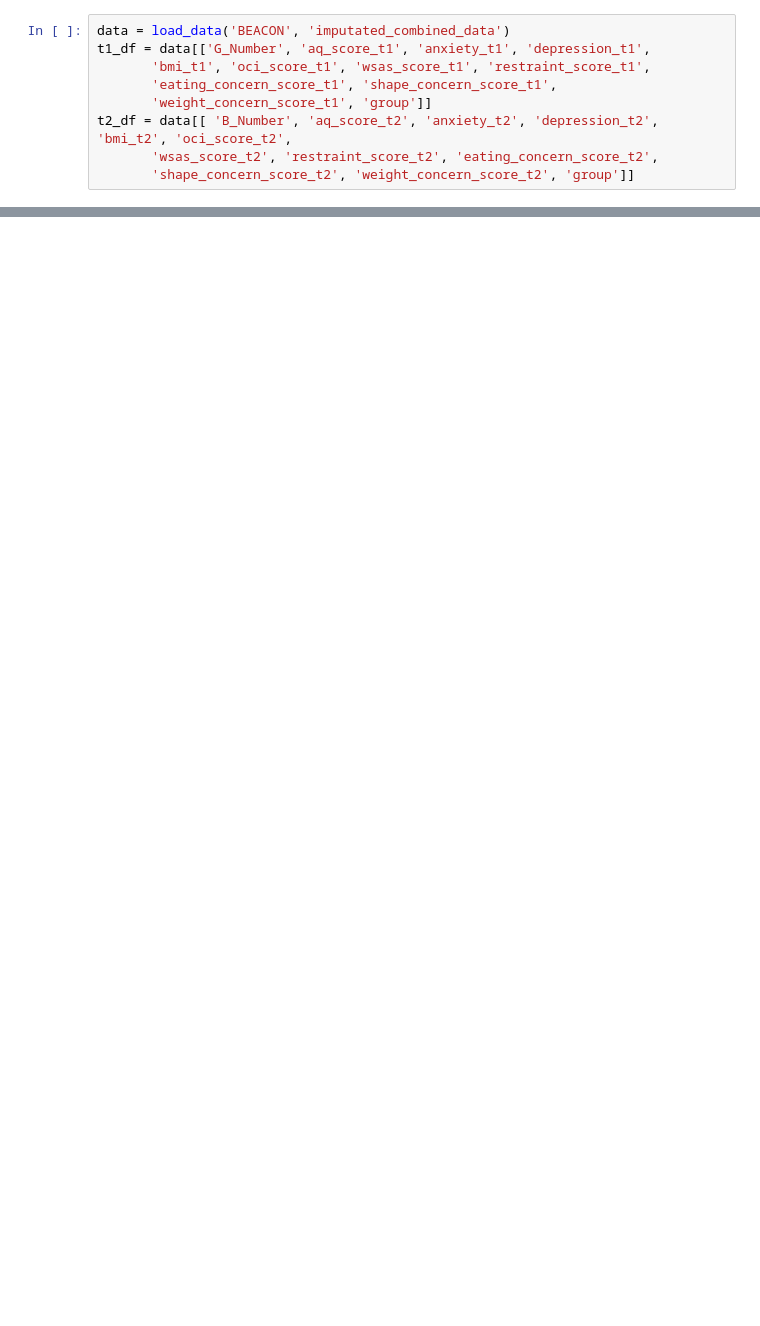
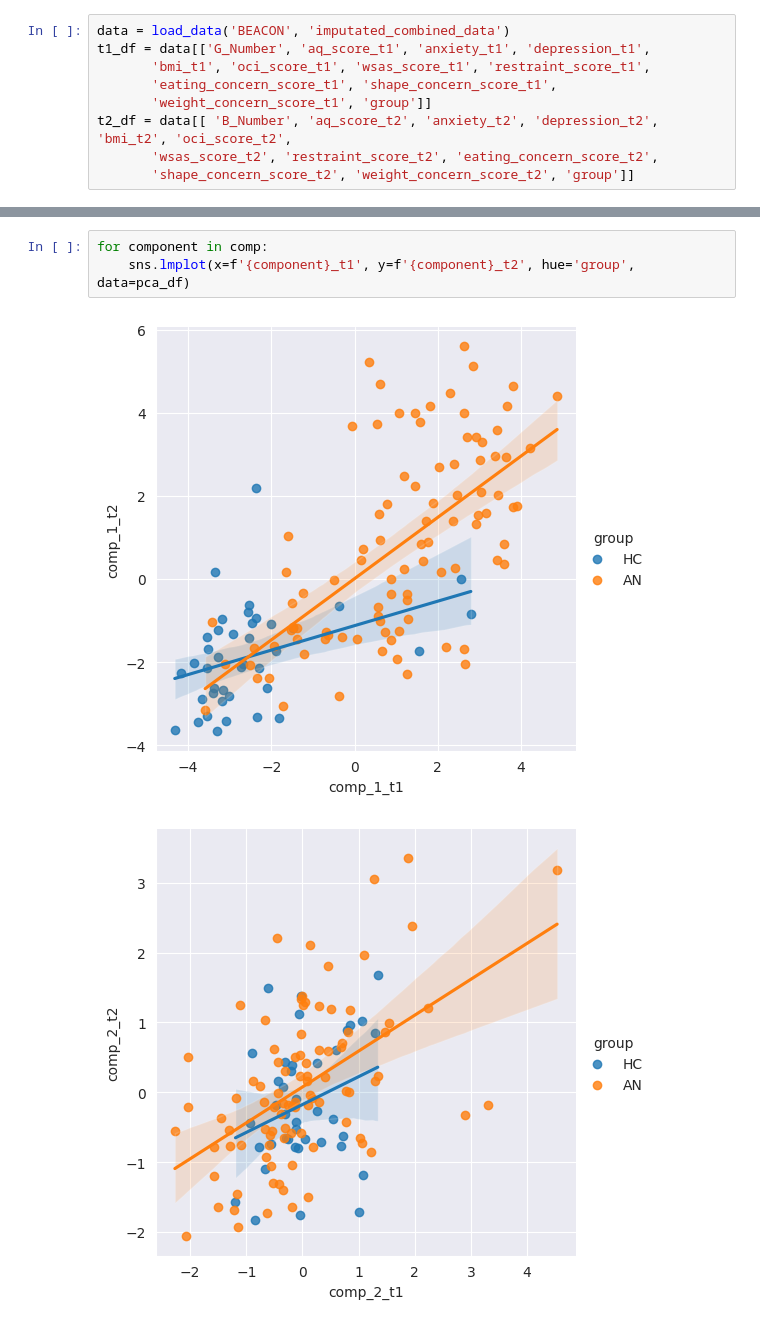
Before and after one commit to WMDA/BB_data, a Jupyter notebook: BB_data/analysis_scripts/data_exploration.ipynb, the cells around one changed output, grey strips where cells are left out. Saved outputs shown, nothing was run; the diff lists cells and outputs as text; blank space fills up the shorter version.

```diff
--- a/BB_data/analysis_scripts/data_exploration.ipynb
+++ b/BB_data/analysis_scripts/data_exploration.ipynb
@@ -87,0 +144,6 @@ t2_df.describe()
+# %%
+for component in comp:
+    sns.lmplot(x=f'{component}_t1', y=f'{component}_t2', hue='group', data=pca_df)
+# %% [output]
+[figure, added]
+[figure, added]
```
Also changed, not shown: parts of 12 cells of this notebook, 7 other files.
